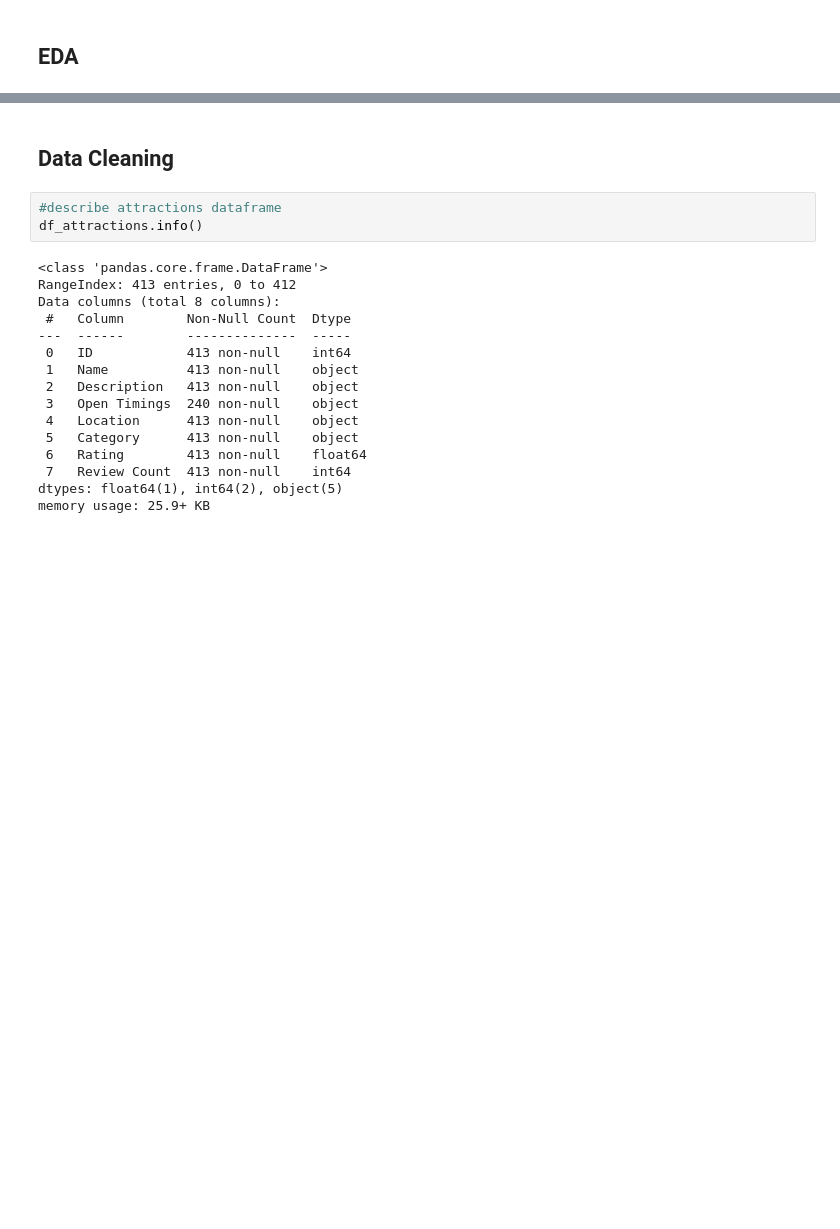
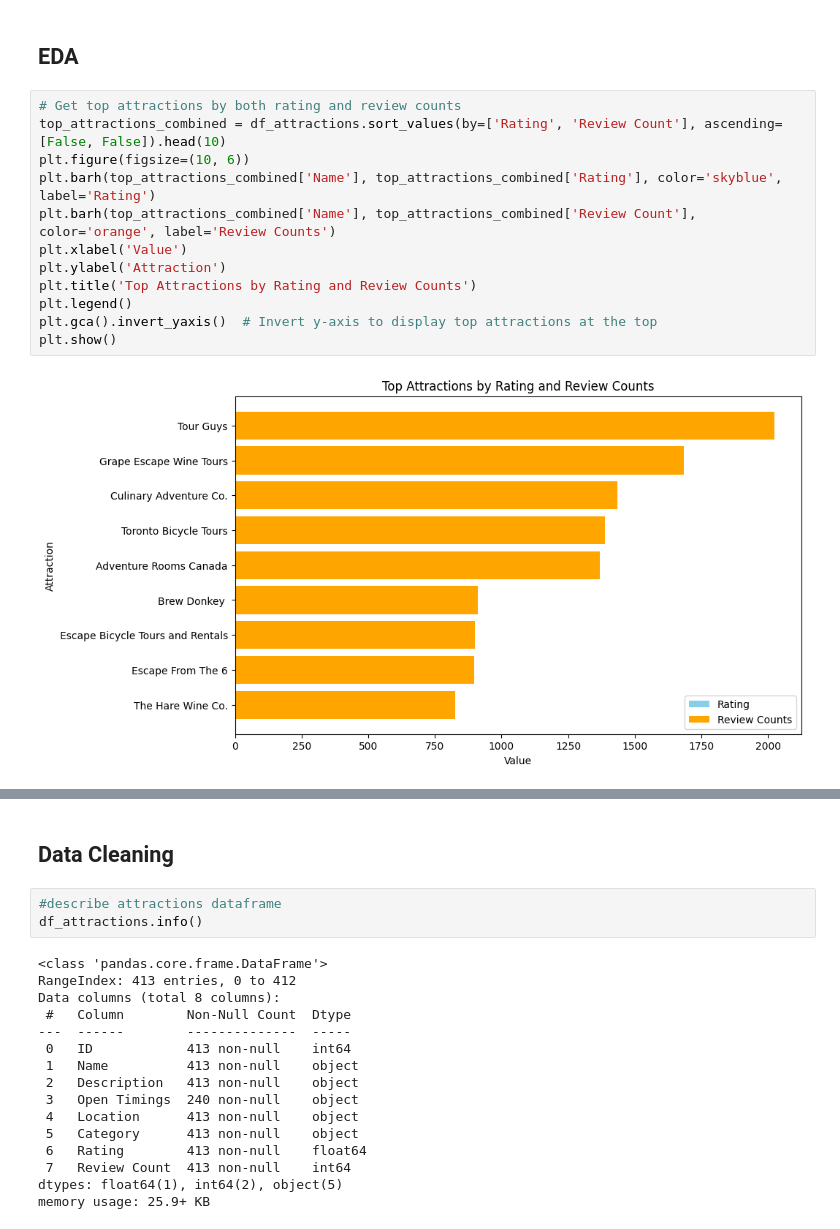
Before and after one commit to bhumikar12/Hidden-Gems-of-Ontario, a Jupyter notebook: Hidden-Gems-Of-Ontario.ipynb, the cells around one changed output, grey strips where cells are left out. Drawn from its saved outputs; the diff is of its cells as text; blank space fills up the shorter version.

```diff
--- a/Hidden-Gems-Of-Ontario.ipynb
+++ b/Hidden-Gems-Of-Ontario.ipynb
@@ -22,3 +24,17 @@ df_attractions.head()
 | 4 | 5 | Canada Aviation and Space museum | Located on a former military air ... | 10:00 AM - 5:00 PM | Ottawa | Speciality Museums | 4.5 | 1454 |
 # %% [markdown]
 ## EDA
+# %%
+# Get top attractions by both rating and review counts
+top_attractions_combined = df_attractions.sort_values(by=['Rating', 'Review Count'], ascending=[False, False]).head(10)
+plt.figure(figsize=(10, 6))
+plt.barh(top_attractions_combined['Name'], top_attractions_combined['Rating'], color='skyblue', label='Rating')
+plt.barh(top_attractions_combined['Name'], top_attractions_combined['Review Count'], color='orange', label='Review Counts')
+plt.xlabel('Value')
+plt.ylabel('Attraction')
+plt.title('Top Attractions by Rating and Review Counts')
+plt.legend()
+plt.gca().invert_yaxis()  # Invert y-axis to display top attractions at the top
+plt.show()
+# %% [output]
+[figure, added]
```
Also changed, not shown: parts of 5 cells of this notebook, 1 other file.
